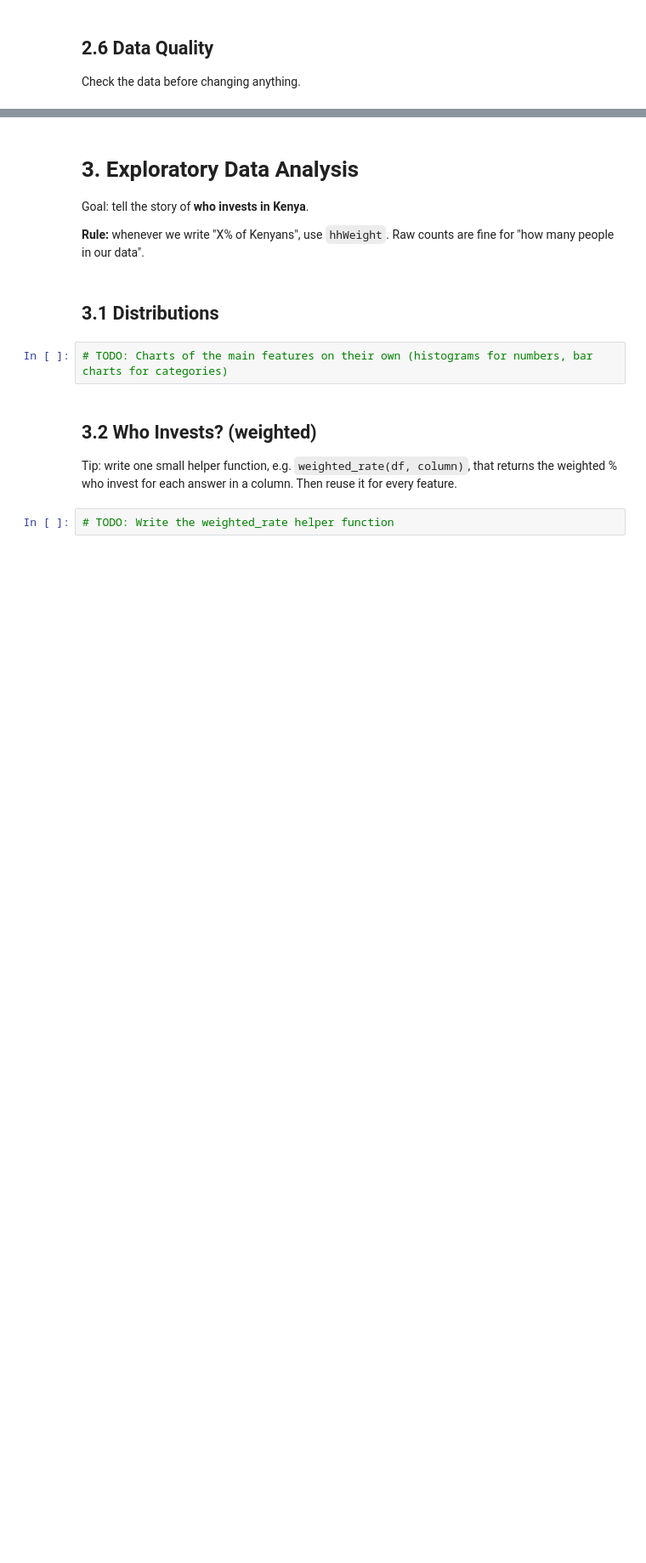
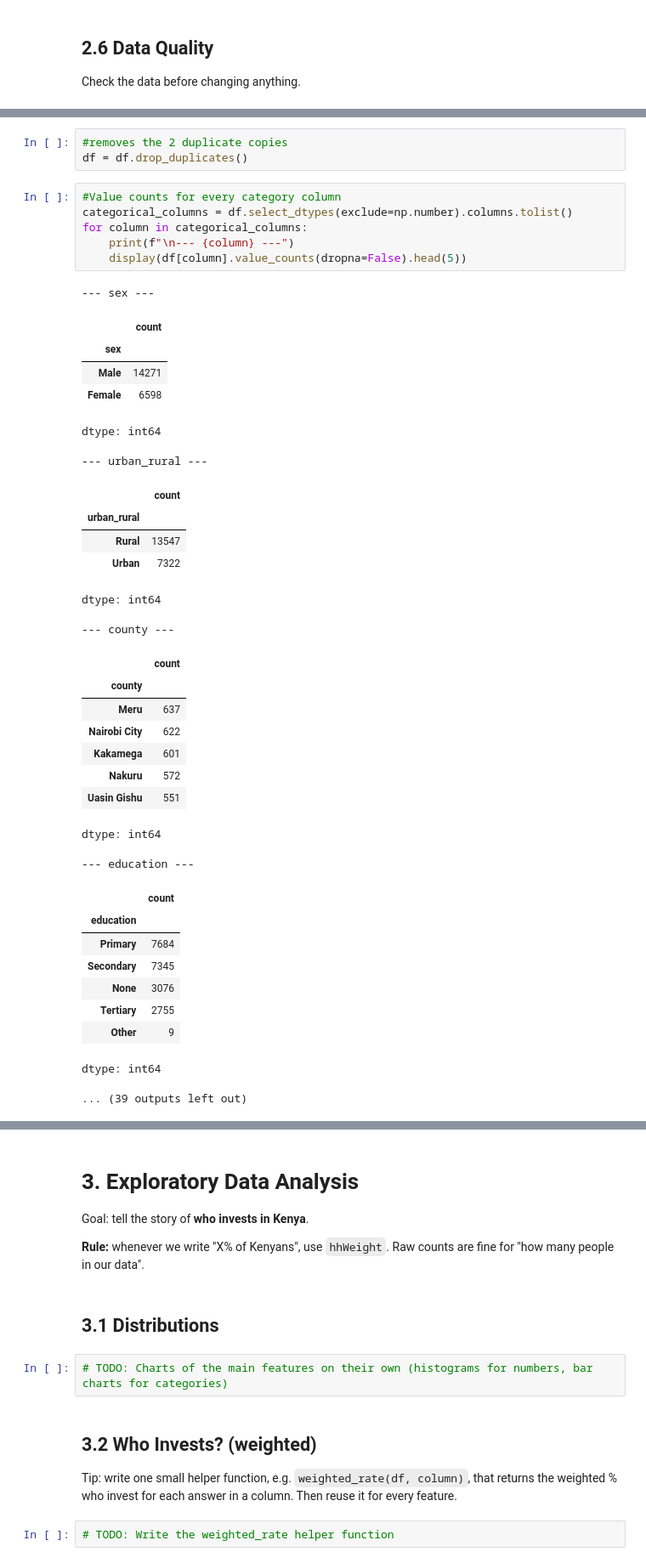
Before and after one commit to cyrus1557/investment-readiness-capstone-project, a Jupyter notebook: index.ipynb, the cells around one changed output, grey strips where cells are left out. Shown at 85% size. Saved outputs shown, nothing was run; the diff lists cells and outputs as text; blank space fills up the shorter version.

```diff
--- a/index.ipynb
+++ b/index.ipynb
@@ -244,0 +406,41 @@ Check the data before changing anything.
+# %%
+#removes the 2 duplicate copies
+df = df.drop_duplicates()
+# %%
+#Value counts for every category column
+categorical_columns = df.select_dtypes(exclude=np.number).columns.tolist()
+for column in categorical_columns:
+    print(f"\n--- {column} ---")
+    display(df[column].value_counts(dropna=False).head(5))
+# %% [output]
+--- sex ---
+|  | count |
+| sex |  |
+| Male | 14271 |
+| Female | 6598 |
+dtype: int64
+--- urban_rural ---
+|  | count |
+| urban_rural |  |
+| Rural | 13547 |
+| Urban | 7322 |
+dtype: int64
+--- county ---
+|  | count |
+| county |  |
+| Meru | 637 |
+| Nairobi City | 622 |
+| Kakamega | 601 |
+| Nakuru | 572 |
+| Uasin Gishu | 551 |
+dtype: int64
+--- education ---
+|  | count |
+| education |  |
+| Primary | 7684 |
+| Secondary | 7345 |
+| None | 3076 |
+| Tertiary | 2755 |
+| Other | 9 |
+dtype: int64
+... (39 outputs left out)
```
Also changed, not shown: parts of 23 cells of this notebook.
